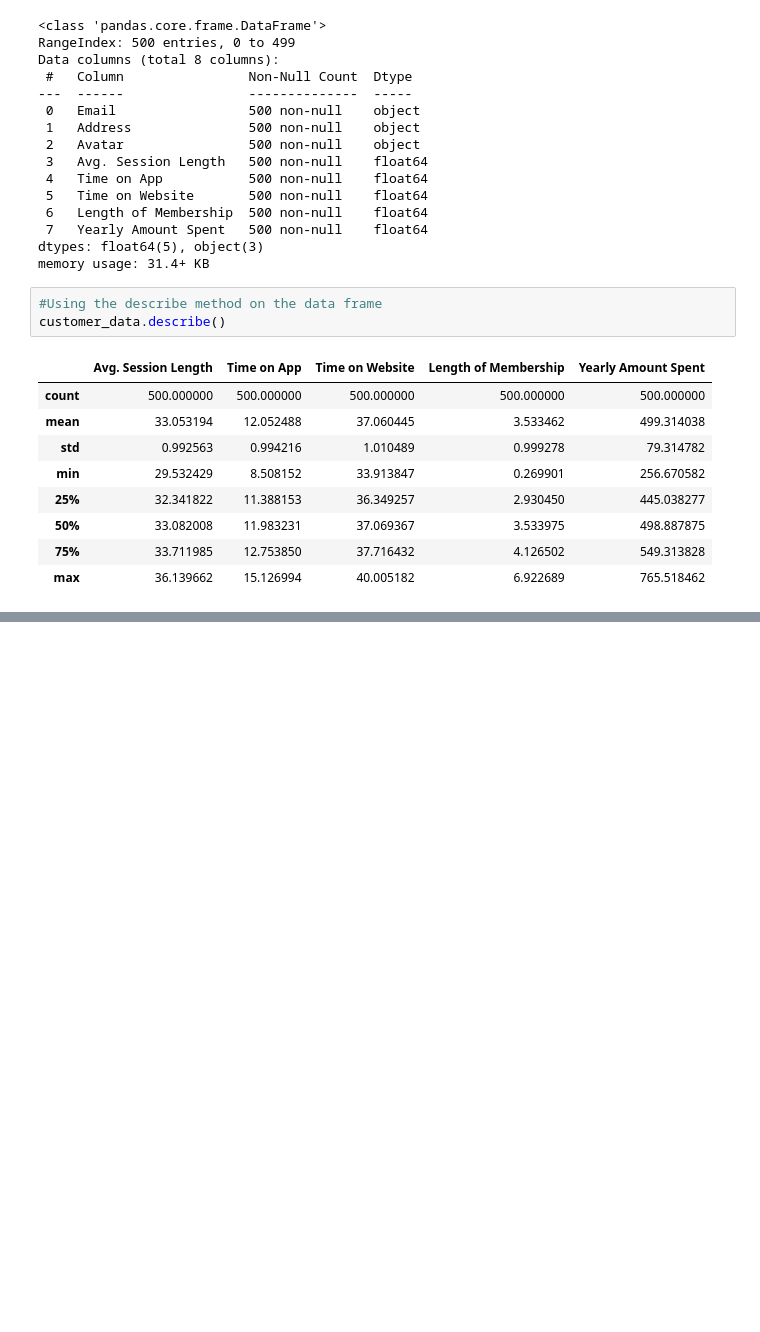
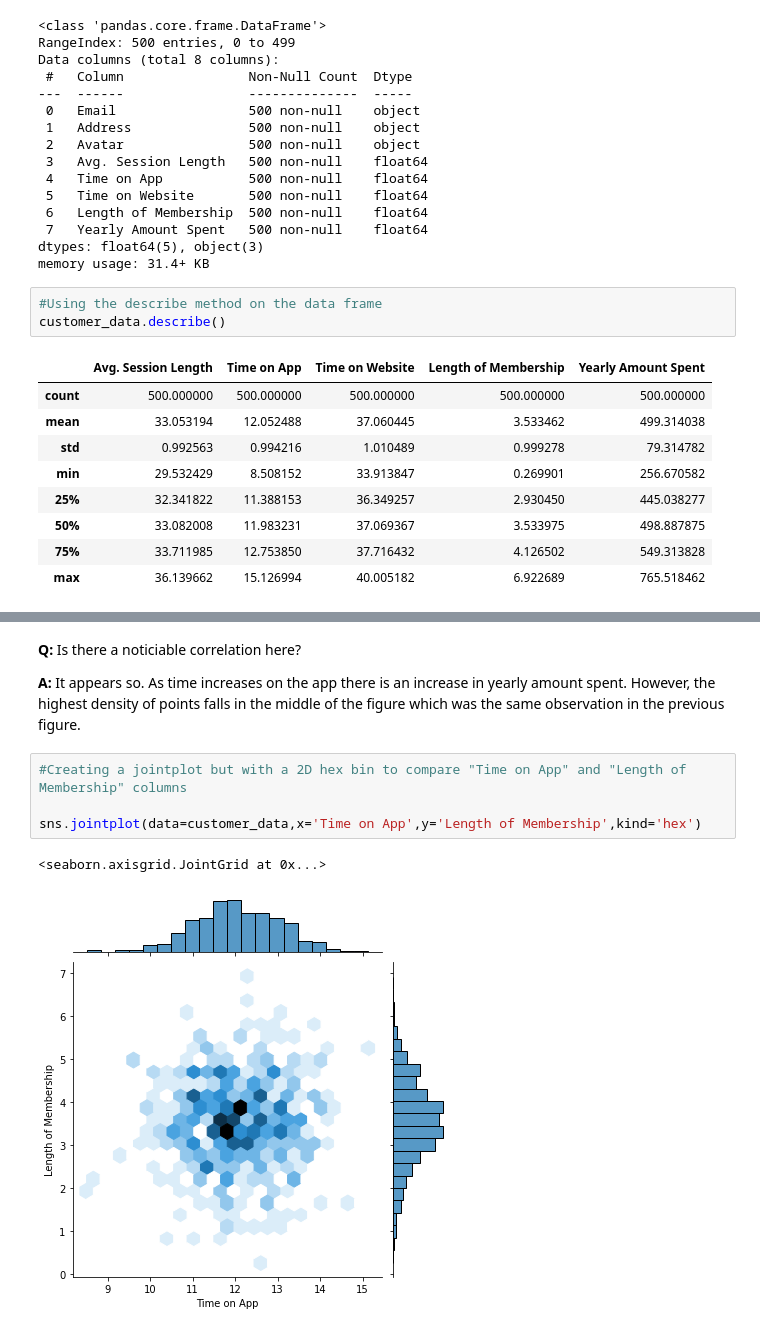
Before and after one commit to badickey/Linear-Regression-Project, a Jupyter notebook: Linear_Regression_Project.ipynb, the cells around one changed output, grey strips where cells are left out. Drawn from its saved outputs; the diff is of its cells as text; blank space fills up the shorter version.

```diff
--- a/Linear_Regression_Project.ipynb
+++ b/Linear_Regression_Project.ipynb
@@ -64,0 +85,11 @@ customer_data.describe()
+# %% [markdown]
+**Q:** Is there a noticiable correlation here?
+
+**A:** It appears so. As time increases on the app there is an increase in yearly amount spent. However, the highest density of points falls in the middle of the figure which was the same observation in the previous figure.
+# %%
+#Creating a jointplot but with a 2D hex bin to compare "Time on App" and "Length of Membership" columns
+
+sns.jointplot(data=customer_data,x='Time on App',y='Length of Membership',kind='hex')
+# %% [output]
+<seaborn.axisgrid.JointGrid at 0x...>
+[figure, added]
```
Also changed, not shown: parts of 35 cells of this notebook.
